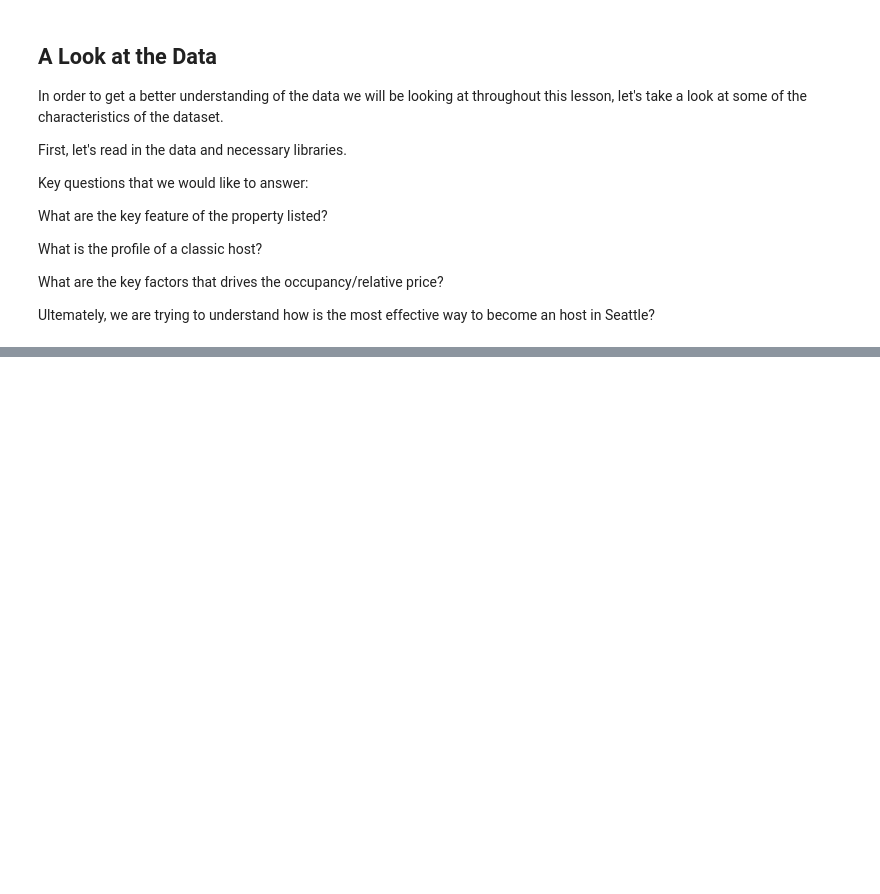
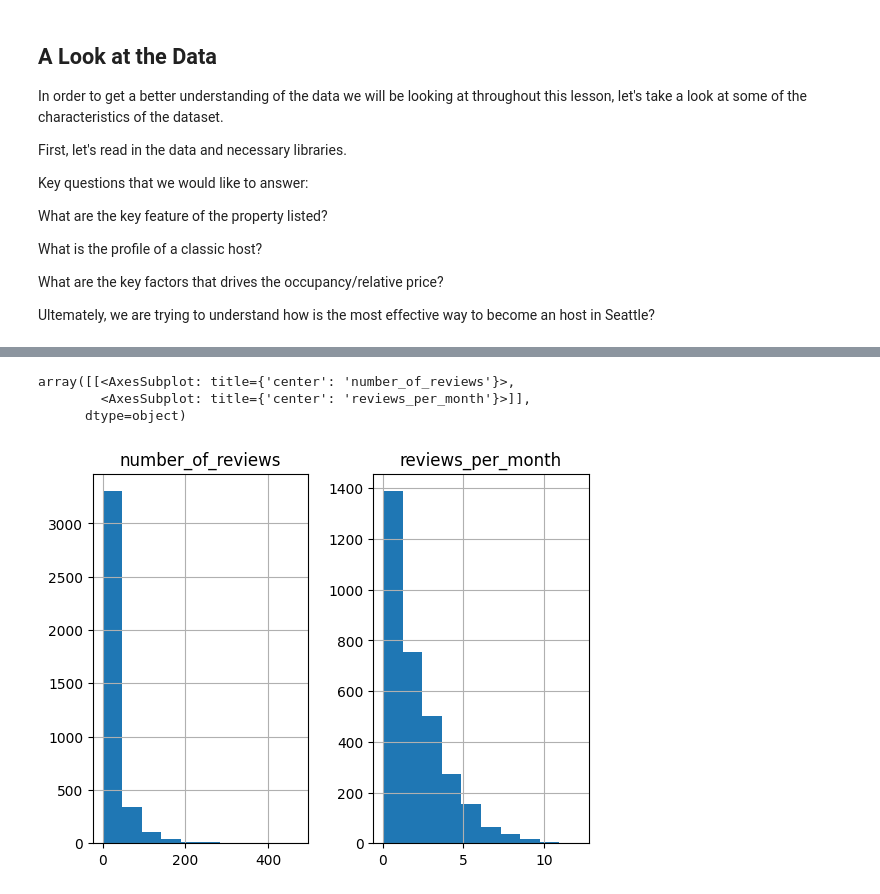
Before and after one commit to aeusepi/Project, a Jupyter notebook: Airbnb.ipynb, the cells around one changed output, grey strips where cells are left out. Drawn from its saved outputs; the diff is of its cells as text; code cells hidden in the pictures; blank space fills up the shorter version.

```diff
--- a/Airbnb.ipynb
+++ b/Airbnb.ipynb
@@ -27,0 +62,7 @@ num_cols = df.shape[1]
+# %%
+df_rew[['number_of_reviews', 'reviews_per_month']].hist()
+# %% [output]
+array([[<AxesSubplot: title={'center': 'number_of_reviews'}>,
+        <AxesSubplot: title={'center': 'reviews_per_month'}>]],
+      dtype=object)
+[figure, added]
```
Also changed, not shown: parts of 13 cells of this notebook.
